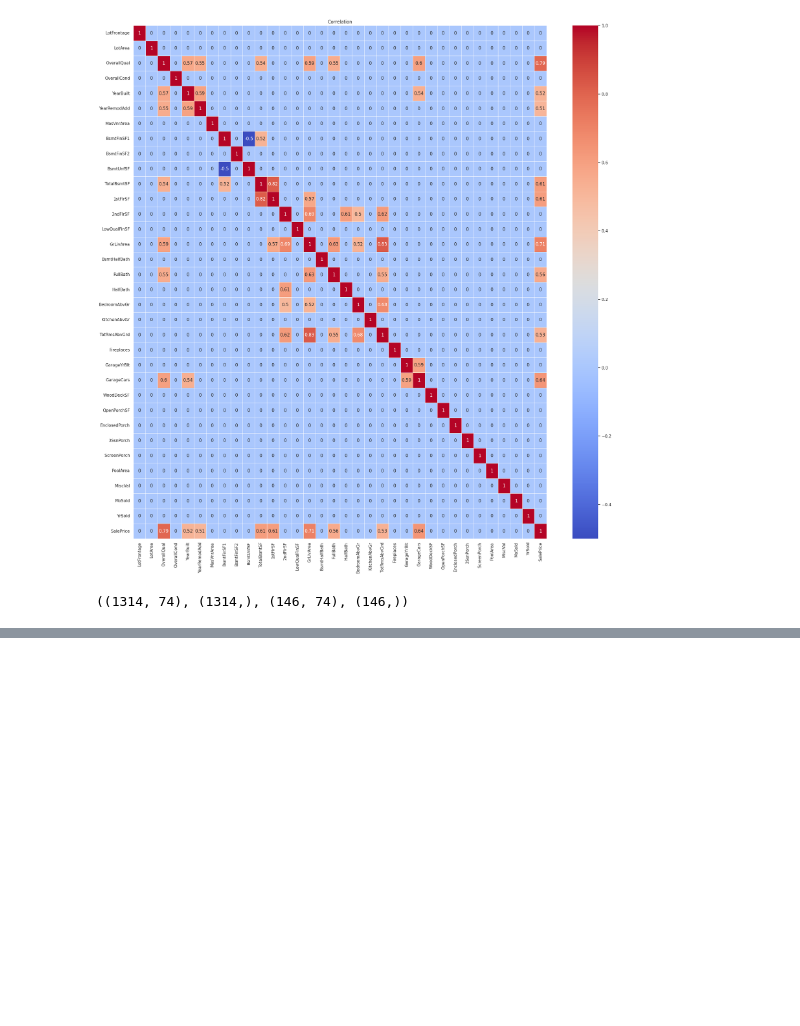
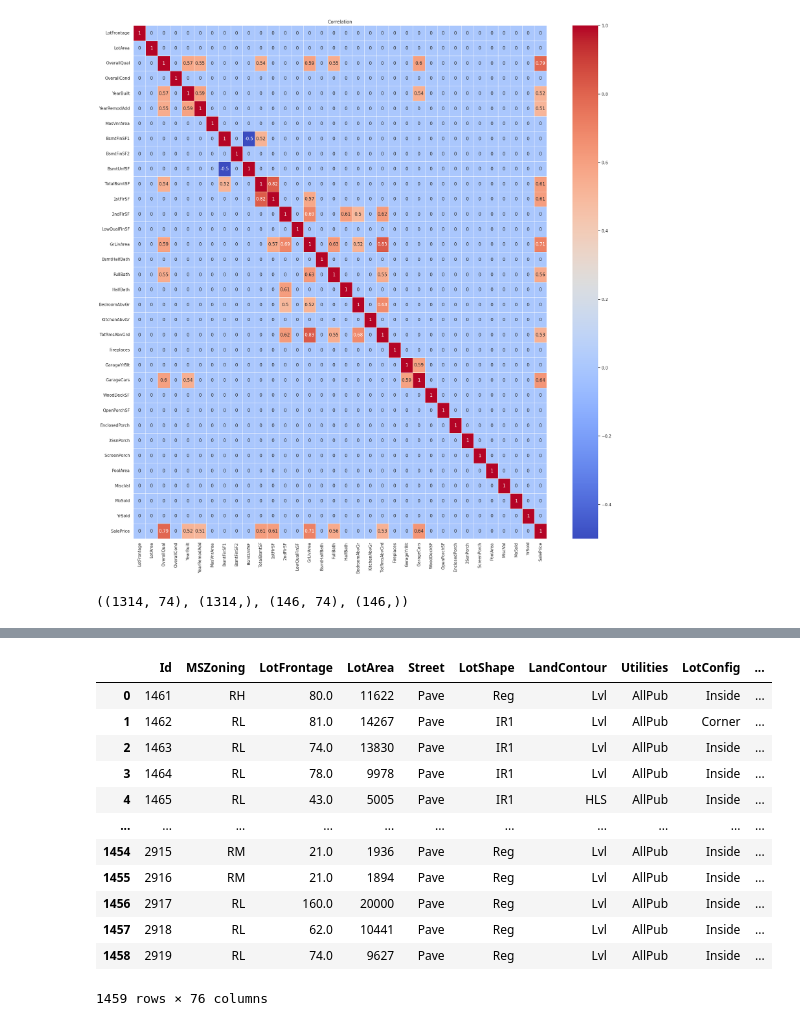
Before and after one commit to zmeydubinych/kaggle, a Jupyter notebook: House_prices_advanced.ipynb, the cells around one changed output, grey strips where cells are left out. Cells and saved outputs as stored; diff of their text form; code cells hidden in the pictures; blank space fills up the shorter version.

```diff
--- a/House_prices_advanced.ipynb
+++ b/House_prices_advanced.ipynb
@@ -506,5 +683,6 @@ history=MLP.fit(x_train2,y_train2,
                 verbose=False
                 )
 # %%
-y_pred_mlp=MLP.predict(x_test2)
+# y_pred_mlp_train=MLP.predict(x_train2)
+y_pred_mlp_test=MLP.predict(x_test2)
 # %% [output]
@@ -544,3 +705,3 @@ MSE on test_data is more/less train_data by 0.679
 # %%
-y_pred_test2=scaler.inverse_transform(y_pred_mlp.reshape(-1, 1))
+y_pred_test2=scaler.inverse_transform(y_pred_mlp_test.reshape(-1, 1))
 # %%
@@ -712,6 +760,8 @@ rmse after MLP is 21337.004577359483
+# %%
+predictions=np.squeeze(y_pred_test2)
 # %%
 # predictions=CAT.predict(test)
 # predictions
 # %%
-# answer=pd.DataFrame(predictions, columns=["SalePrice"])
-# answer
+answer=pd.DataFrame(predictions, columns=["SalePrice"])
+answer
@@ -718,4 +782,18 @@ rmse after MLP is 21337.004577359483
 # %%
-# test=test.join(answer)
-# test
+test=test.join(answer)
+test
+# %% [output]
+|  | Id | MSZoning | LotFrontage | LotArea | Street | LotShape | LandContour | Utilities | LotConfig | ... |
+| 0 | 1461 | RH | 80.0 | 11622 | Pave | Reg | Lvl | AllPub | Inside | ... |
+| 1 | 1462 | RL | 81.0 | 14267 | Pave | IR1 | Lvl | AllPub | Corner | ... |
+| 2 | 1463 | RL | 74.0 | 13830 | Pave | IR1 | Lvl | AllPub | Inside | ... |
+| 3 | 1464 | RL | 78.0 | 9978 | Pave | IR1 | Lvl | AllPub | Inside | ... |
+| 4 | 1465 | RL | 43.0 | 5005 | Pave | IR1 | HLS | AllPub | Inside | ... |
+| ... | ... | ... | ... | ... | ... | ... | ... | ... | ... | ... |
+| 1454 | 2915 | RM | 21.0 | 1936 | Pave | Reg | Lvl | AllPub | Inside | ... |
+| 1455 | 2916 | RM | 21.0 | 1894 | Pave | Reg | Lvl | AllPub | Inside | ... |
+| 1456 | 2917 | RL | 160.0 | 20000 | Pave | Reg | Lvl | AllPub | Inside | ... |
+| 1457 | 2918 | RL | 62.0 | 10441 | Pave | Reg | Lvl | AllPub | Inside | ... |
+| 1458 | 2919 | RL | 74.0 | 9627 | Pave | Reg | Lvl | AllPub | Inside | ... |
+1459 rows × 76 columns
 # %%
```
Also changed, not shown: parts of 26 cells of this notebook.
